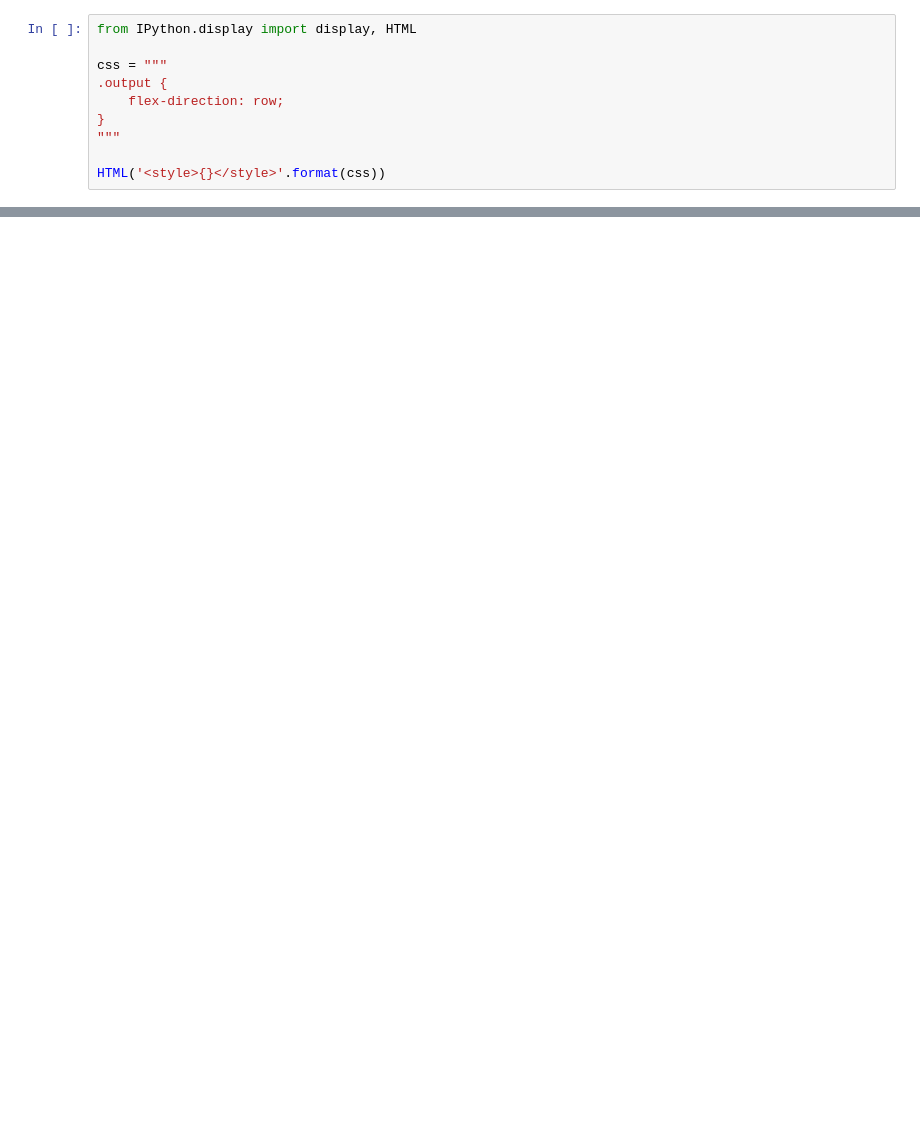
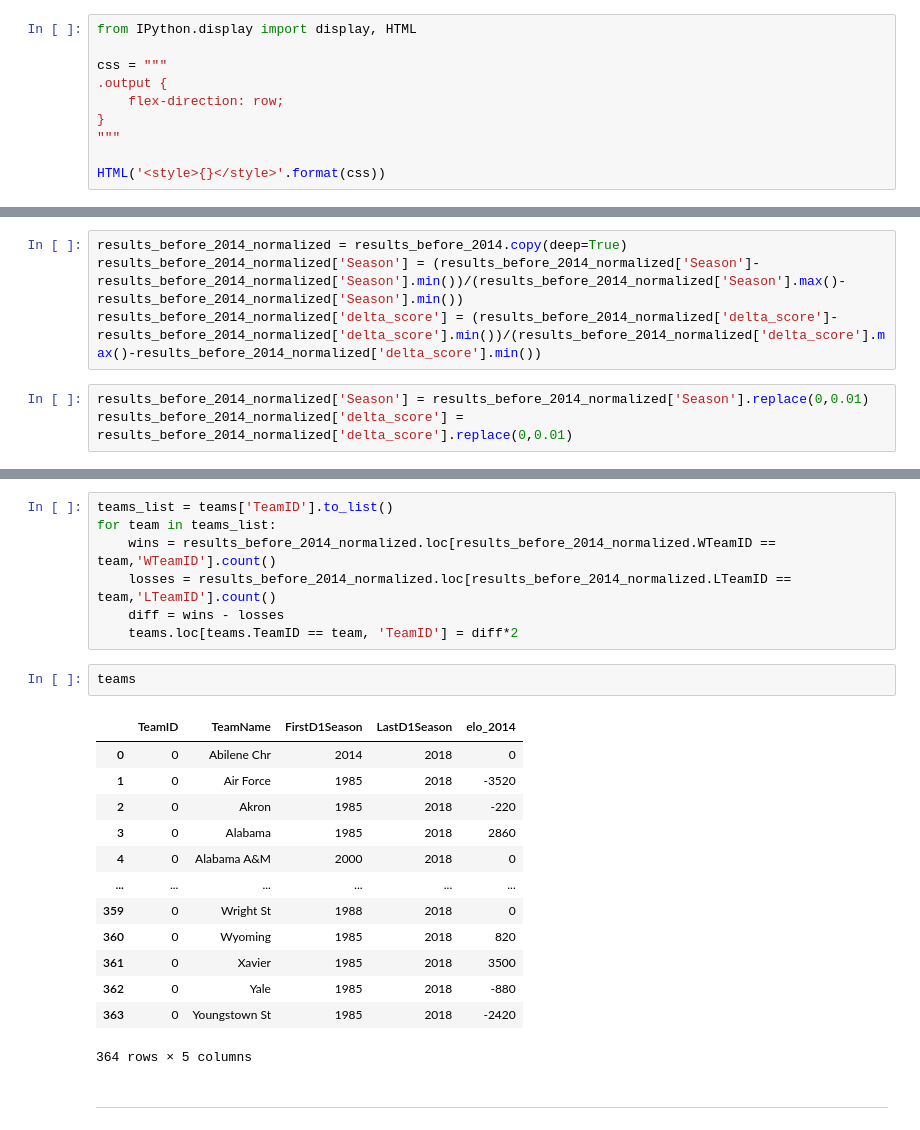
Before and after one commit to NicolasCho/projeto_ML, a Jupyter notebook: src/previsao.ipynb, the cells around one changed output, grey strips where cells are left out. Saved outputs shown, nothing was run; the diff lists cells and outputs as text; blank space fills up the shorter version.

```diff
--- a/src/previsao.ipynb
+++ b/src/previsao.ipynb
@@ -45,0 +111,7 @@ tracks
+# %%
+results_before_2014_normalized = results_before_2014.copy(deep=True)
+results_before_2014_normalized['Season'] = (results_before_2014_normalized['Season']-results_before_2014_normalized['Season'].min())/(results_before_2014_normalized['Season'].max()-results_before_2014_normalized['Season'].min())
+results_before_2014_normalized['delta_score'] = (results_before_2014_normalized['delta_score']-results_before_2014_normalized['delta_score'].min())/(results_before_2014_normalized['delta_score'].max()-results_before_2014_normalized['delta_score'].min())
+# %%
+results_before_2014_normalized['Season'] = results_before_2014_normalized['Season'].replace(0,0.01)
+results_before_2014_normalized['delta_score'] = results_before_2014_normalized['delta_score'].replace(0,0.01)
@@ -45,0 +146,25 @@ tracks
+# %%
+teams_list = teams['TeamID'].to_list()
+for team in teams_list:
+    wins = results_before_2014_normalized.loc[results_before_2014_normalized.WTeamID == team,'WTeamID'].count()
+    losses = results_before_2014_normalized.loc[results_before_2014_normalized.LTeamID == team,'LTeamID'].count()
+    diff = wins - losses
+    teams.loc[teams.TeamID == team, 'TeamID'] = diff*2
+# %%
+teams
+# %% [output]
+|  | TeamID | TeamName | FirstD1Season | LastD1Season | elo_2014 |
+| 0 | 0 | Abilene Chr | 2014 | 2018 | 0 |
+| 1 | 0 | Air Force | 1985 | 2018 | -3520 |
+| 2 | 0 | Akron | 1985 | 2018 | -220 |
+| 3 | 0 | Alabama | 1985 | 2018 | 2860 |
+| 4 | 0 | Alabama A&M | 2000 | 2018 | 0 |
+| ... | ... | ... | ... | ... | ... |
+| 359 | 0 | Wright St | 1988 | 2018 | 0 |
+| 360 | 0 | Wyoming | 1985 | 2018 | 820 |
+| 361 | 0 | Xavier | 1985 | 2018 | 3500 |
+| 362 | 0 | Yale | 1985 | 2018 | -880 |
+| 363 | 0 | Youngstown St | 1985 | 2018 | -2420 |
+364 rows × 5 columns
+# %% [markdown]
+---
```
Also changed, not shown: parts of 16 cells of this notebook.
